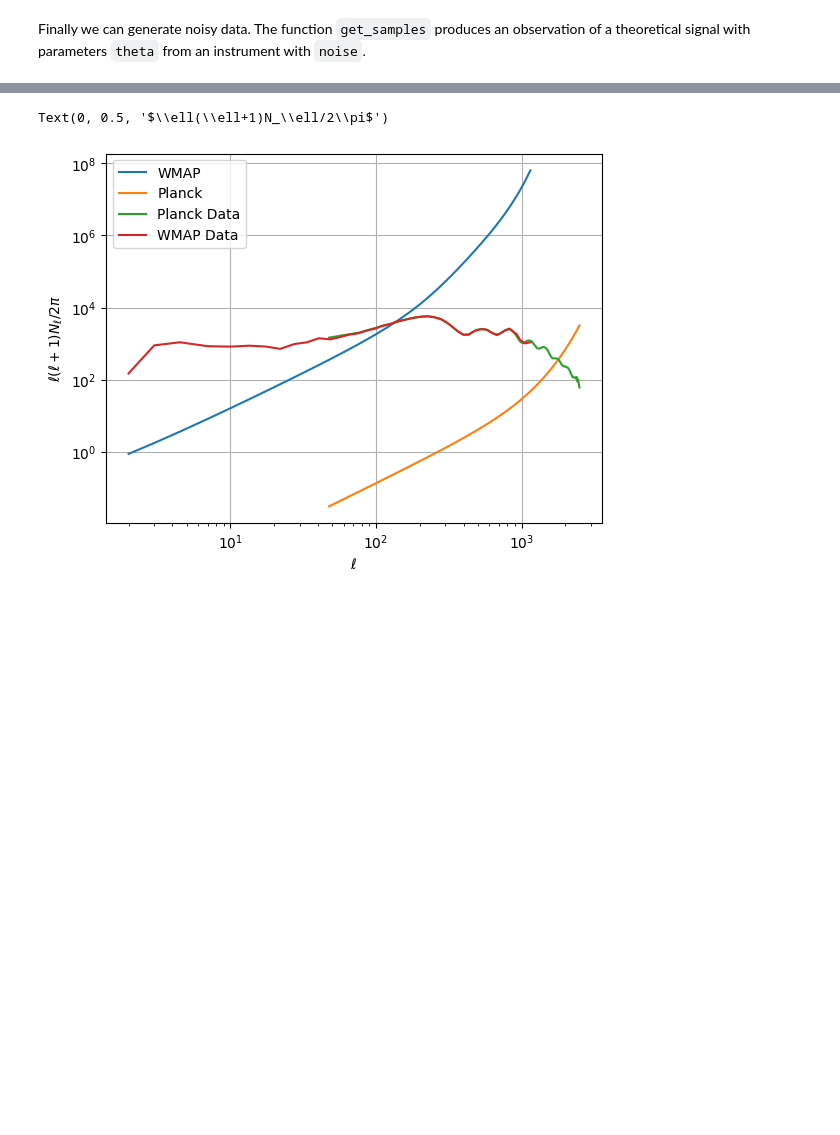
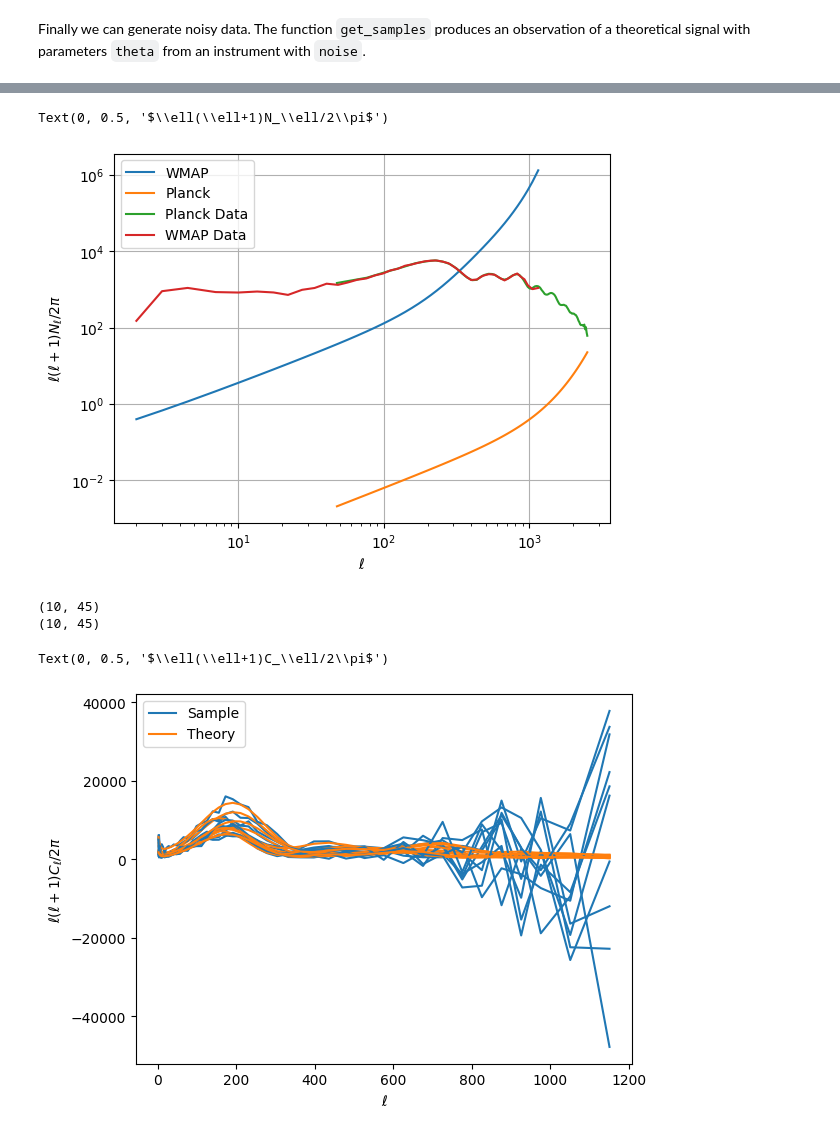
Before and after one commit to htjb/cmb-likelihood, a Jupyter notebook: run_code.ipynb, the cells around one changed output, grey strips where cells are left out. Drawn from its saved outputs; the diff is of its cells as text; code cells hidden in the pictures; blank space fills up the shorter version.

```diff
--- a/run_code.ipynb
+++ b/run_code.ipynb
@@ -93,6 +93,7 @@ for i in range(len(wmap_noise)):
 ninst = np.array(nis).T
 ninst = np.sum(ninst, axis=1)
 wnoise = 1/ninst
+wnoise /= np.sqrt(2*lwmap + 1)
 
 # nine year binned wmap data
 wmap = np.loadtxt('wmap_binned.txt')
@@ -108,17 +109,24 @@ plt.xlabel(r'$\ell$')
 plt.ylabel(r'$\ell(\ell+1)N_\ell/2\pi$')
 # %% [output]
 Text(0, 0.5, '$\\ell(\\ell+1)N_\\ell/2\\pi$')
-[figure, old version]
+[figure, new version]
 # %%
 s = np.array([cmb_generator.get_samples(lwmap, t, wnoise) for t in thetas])
 
 theory = s[:, 0, :]
 sample = s[:, 1, :]
+theory -= wnoise
+sample -= wnoise
 print(theory.shape)
 print(sample.shape)
 for i in range(len(sample)):
     plt.plot(lwmap, sample[i]*(lwmap*(lwmap+1)/(2*np.pi)), c='C0')
     plt.plot(lwmap, theory[i]*(lwmap*(lwmap+1)/(2*np.pi)), c='C1')
 plt.legend(['Sample', 'Theory'])
 plt.xlabel(r'$\ell$')
 plt.ylabel(r'$\ell(\ell+1)C_\ell/2\pi$')
+# %% [output]
+(10, 45)
+(10, 45)
+Text(0, 0.5, '$\\ell(\\ell+1)C_\\ell/2\\pi$')
+[figure, added]
```
Also changed, not shown: parts of 3 cells of this notebook, 1 other file.
